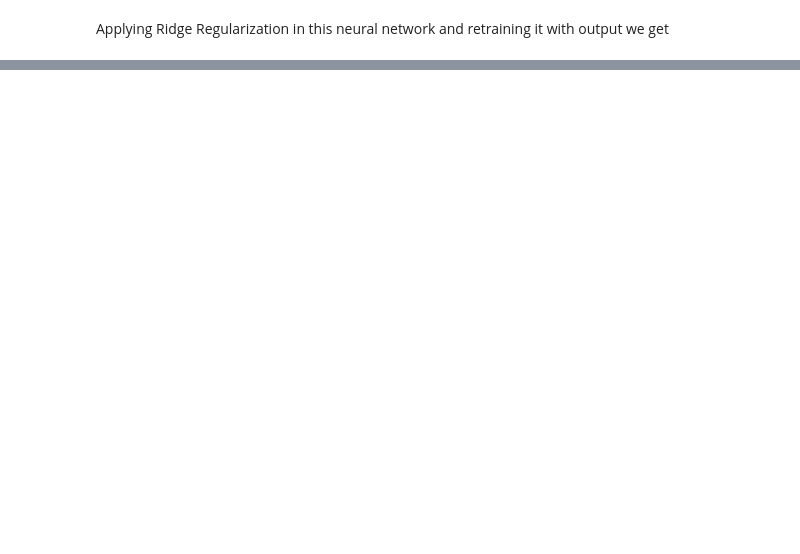
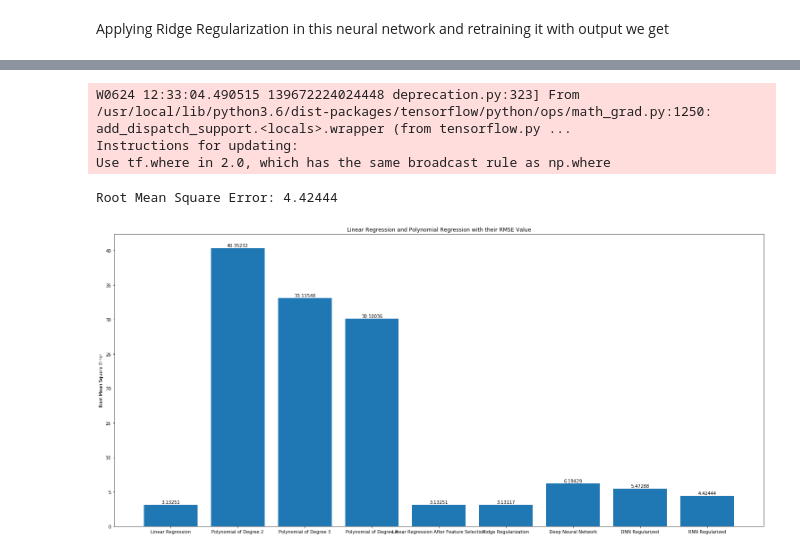
Before and after one commit to shivammehta25/Machine-Learning-Lab, a Jupyter notebook: Data Analysis Task/Data-Analysis-Task.ipynb, the cells around one changed output, grey strips where cells are left out. Drawn from its saved outputs; the diff is of its cells as text; code cells hidden in the pictures; blank space fills up the shorter version.

```diff
--- a/Data Analysis Task/Data-Analysis-Task.ipynb
+++ b/Data Analysis Task/Data-Analysis-Task.ipynb
@@ -520,0 +540,16 @@ plot_RMSE(rmse_x, rmse_y, (24,12))
+# %%
+model_ts = Sequential()
+
+model_ts.add(Embedding(1000, 100, input_length=len(x_train_scaled.iloc[0])))
+model_ts.add(Dropout(0.3))
+model_ts.add(LSTM(100, activation='relu', kernel_regularizer=l2(0.001)))
+model_ts.add(Dropout(0.2))
+model_ts.add(Dense(200, activation='relu', kernel_regularizer=l2(0.001)))
+model_ts.add(Dropout(0.2))
+model_ts.add(Dense(100, activation='relu', kernel_regularizer=l2(0.001)))
+model_ts.add(Dropout(0.2))
+model_ts.add(Dense(50, activation='relu', kernel_regularizer=l2(0.001)))
+model_ts.add(Dense(1))
+
+model_ts.compile(loss='mean_squared_error', optimizer='adam')
+model_ts.summary()
@@ -520,0 +574,19 @@ plot_RMSE(rmse_x, rmse_y, (24,12))
+# %%
+history_ts = model_ts.fit(x_train_scaled, y_train, epochs=200, verbose=0)
+# %% [output]
+W0624 12:33:04.490515 139672224024448 deprecation.py:323] From /usr/local/lib/python3.6/dist-packages/tensorflow/python/ops/math_grad.py:1250: add_dispatch_support.<locals>.wrapper (from tensorflow.py ...
+Instructions for updating:
+Use tf.where in 2.0, which has the same broadcast rule as np.where
+# %%
+y_predicted_scaled_ts = model_ts.predict(x_test_scaled)
+nn_rmse_ts = np.round(np.sqrt(mean_squared_error(y_test,y_predicted_scaled_ts)), 5)
+print('Root Mean Square Error: {}'.format(nn_rmse_ts))
+# %% [output]
+Root Mean Square Error: 4.42444
+# %%
+rmse_x = rmse_x + ['RNN Regularized']
+rmse_y = rmse_y + [nn_rmse_ts]
+# %%
+plot_RMSE(rmse_x, rmse_y, (26,12))
+# %% [output]
+[figure, added]
```
Also changed, not shown: parts of 21 cells of this notebook.
